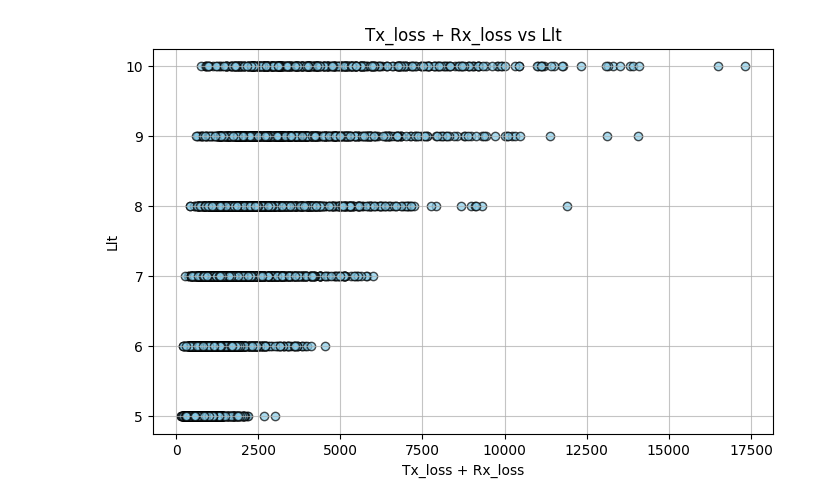
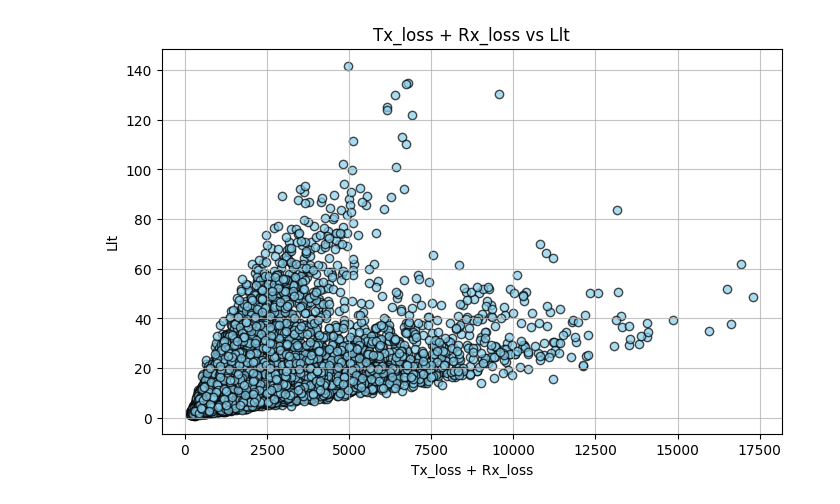
Before and after one commit to Schwalbe262/MFT_1MW_2026, a Jupyter notebook: regression_260515/unite_data.ipynb, the cells around one changed output. Cells and saved outputs as stored; diff of their text form; code cells hidden in the pictures.

```diff
--- a/regression_260515/unite_data.ipynb
+++ b/regression_260515/unite_data.ipynb
@@ -102,14 +109,14 @@ plt.show()
 # %%
 import matplotlib.pyplot as plt
 
 plt.figure(figsize=(8, 5))
 x = df_combined["Tx_loss"] + df_combined["Rx_loss"]
-y = df_combined["N1"]
+y = df_combined["Llt"]
 plt.scatter(x, y, c='skyblue', edgecolor='black', alpha=0.7)
 plt.title("Tx_loss + Rx_loss vs Llt")
 plt.xlabel("Tx_loss + Rx_loss")
 plt.ylabel("Llt")
 plt.grid(True, alpha=0.75)
 plt.show()
 # %% [output]
-[figure, old version]
+[figure, new version]
```
Also changed, not shown: parts of 6 cells of this notebook, 42 other files.
